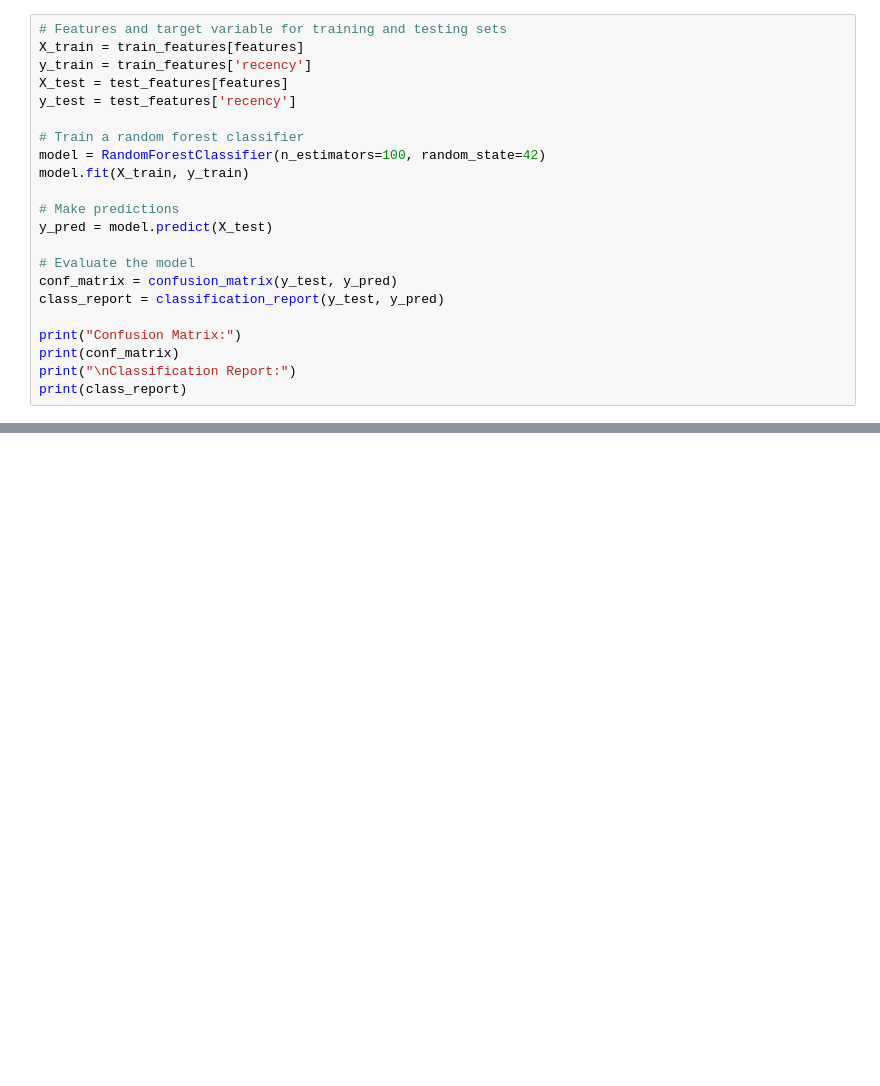
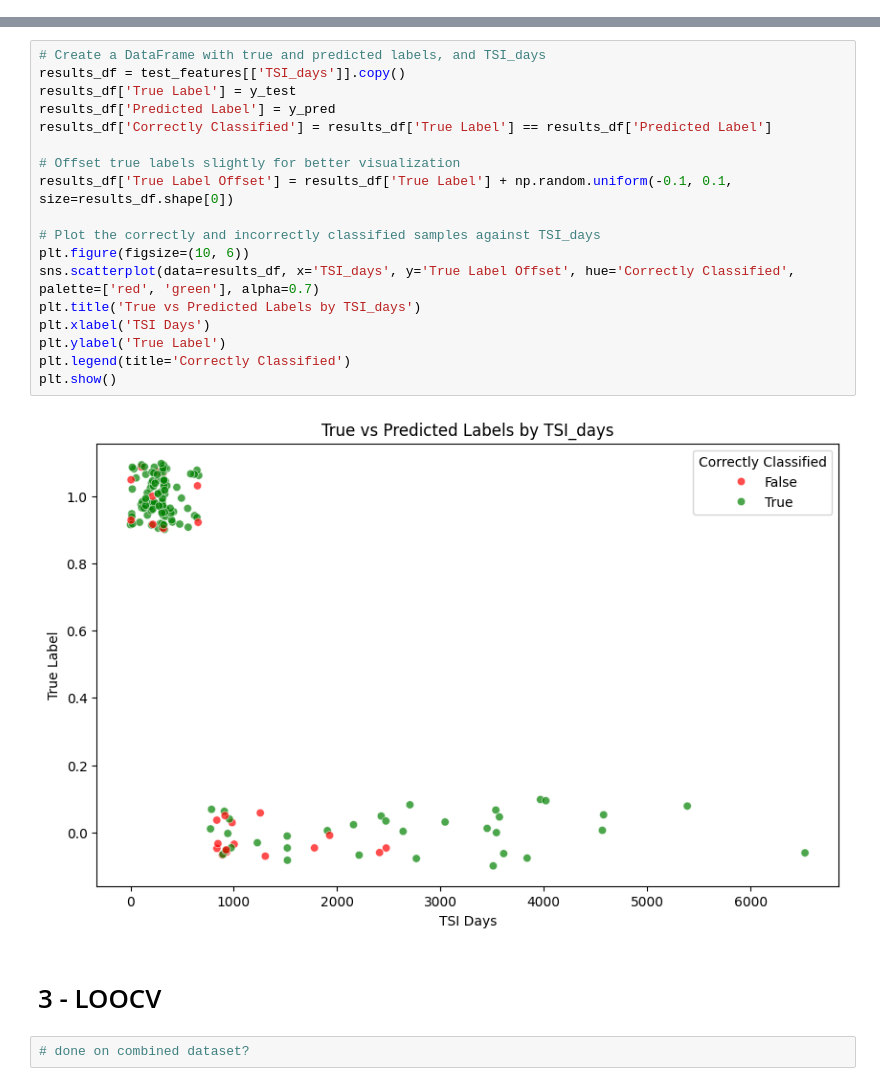
Before and after one commit to andreawickman/ic_research_project, a Jupyter notebook: 6_binary_classification.ipynb, the cells around one changed output, grey strips where cells are left out. Cells and saved outputs as stored; diff of their text form; blank space fills up the shorter version.

```diff
--- a/6_binary_classification.ipynb
+++ b/6_binary_classification.ipynb
@@ -25,22 +38,0 @@ test_features['recency'] = np.where(test_features['TSI_days'] <= recency_thresho
-# %%
-# Features and target variable for training and testing sets
-X_train = train_features[features]
-y_train = train_features['recency']
-X_test = test_features[features]
-y_test = test_features['recency']
-
-# Train a random forest classifier
-model = RandomForestClassifier(n_estimators=100, random_state=42)
-model.fit(X_train, y_train)
-
-# Make predictions
-y_pred = model.predict(X_test)
-
-# Evaluate the model
-conf_matrix = confusion_matrix(y_test, y_pred)
-class_report = classification_report(y_test, y_pred)
-
-print("Confusion Matrix:")
-print(conf_matrix)
-print("\nClassification Report:")
-print(class_report)
@@ -69,0 +97,24 @@ plt.show()
+# %%
+# Create a DataFrame with true and predicted labels, and TSI_days
+results_df = test_features[['TSI_days']].copy()
+results_df['True Label'] = y_test
+results_df['Predicted Label'] = y_pred
+results_df['Correctly Classified'] = results_df['True Label'] == results_df['Predicted Label']
+
+# Offset true labels slightly for better visualization
+results_df['True Label Offset'] = results_df['True Label'] + np.random.uniform(-0.1, 0.1, size=results_df.shape[0])
+
+# Plot the correctly and incorrectly classified samples against TSI_days
+plt.figure(figsize=(10, 6))
+sns.scatterplot(data=results_df, x='TSI_days', y='True Label Offset', hue='Correctly Classified', palette=['red', 'green'], alpha=0.7)
+plt.title('True vs Predicted Labels by TSI_days')
+plt.xlabel('TSI Days')
+plt.ylabel('True Label')
+plt.legend(title='Correctly Classified')
+plt.show()
+# %% [output]
+[figure, added]
+# %% [markdown]
+# 3 - LOOCV
+# %%
+# done on combined dataset?
```
Also changed, not shown: parts of 8 cells of this notebook, 5 other files.
